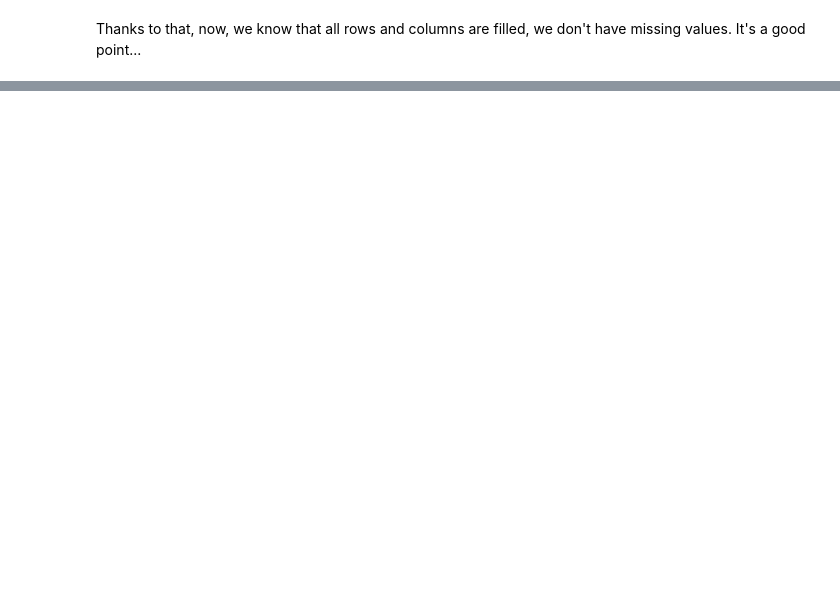
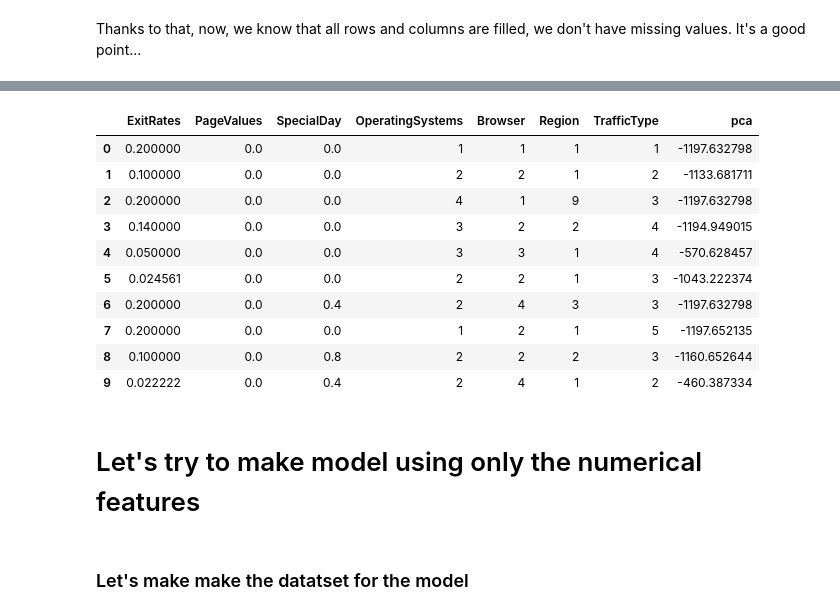
Before and after one commit to Saru99034/Python-Project-A4-DIA, a Jupyter notebook: Python Project Sarujan DENSON - Ahmed MAALOUL - Martin PUJOL.ipynb, the cells around one changed output, grey strips where cells are left out. Saved outputs shown, nothing was run; the diff lists cells and outputs as text; code cells hidden in the pictures; blank space fills up the shorter version.

```diff
--- a/Python Project Sarujan DENSON - Ahmed MAALOUL - Martin PUJOL.ipynb
+++ b/Python Project Sarujan DENSON - Ahmed MAALOUL - Martin PUJOL.ipynb
@@ -91,0 +107,35 @@ Thanks to that, now, we know that all rows and columns are filled, we don't have
+# %%
+#Hight Correlation for Adminstrative, Administative Duration, Product Related, Product Related Duration, Informational, Informational Duration
+#We are gonna reduce them to one dim using PCA
+
+from sklearn.decomposition import PCA
+pca = PCA(n_components=1)
+
+reduced_variable = pca.fit_transform(dataset[['Administrative_Duration','Administrative', 'ProductRelated_Duration', 'ProductRelated', 'Informational_Duration', 'Informational']])
+
+#We drop the redundant variables and add the reduced one, also ExitRate and BouceRate are redundant
+test_dataset = dataset[numerical_features].drop(['Administrative_Duration','Administrative', 'ProductRelated_Duration', 'ProductRelated', 'Informational_Duration', 'Informational', 'BounceRates'], axis=1)
+
+#We add the reduced variable
+test_dataset['pca'] = reduced_variable
+
+#We define the target variable
+target = dataset['Revenue'].astype(int)
+# %%
+test_dataset.head(10)
+# %% [output]
+|  | ExitRates | PageValues | SpecialDay | OperatingSystems | Browser | Region | TrafficType | pca |
+| 0 | 0.200000 | 0.0 | 0.0 | 1 | 1 | 1 | 1 | -1197.632798 |
+| 1 | 0.100000 | 0.0 | 0.0 | 2 | 2 | 1 | 2 | -1133.681711 |
+| 2 | 0.200000 | 0.0 | 0.0 | 4 | 1 | 9 | 3 | -1197.632798 |
+| 3 | 0.140000 | 0.0 | 0.0 | 3 | 2 | 2 | 4 | -1194.949015 |
+| 4 | 0.050000 | 0.0 | 0.0 | 3 | 3 | 1 | 4 | -570.628457 |
+| 5 | 0.024561 | 0.0 | 0.0 | 2 | 2 | 1 | 3 | -1043.222374 |
+| 6 | 0.200000 | 0.0 | 0.4 | 2 | 4 | 3 | 3 | -1197.632798 |
+| 7 | 0.200000 | 0.0 | 0.0 | 1 | 2 | 1 | 5 | -1197.652135 |
+| 8 | 0.100000 | 0.0 | 0.8 | 2 | 2 | 2 | 3 | -1160.652644 |
+| 9 | 0.022222 | 0.0 | 0.4 | 2 | 4 | 1 | 2 | -460.387334 |
+# %% [markdown]
+# Let's try to make model using only the numerical features
+# %% [markdown]
+### Let's make make the datatset for the model
```
Also changed, not shown: parts of 12 cells of this notebook, 1 other file.
